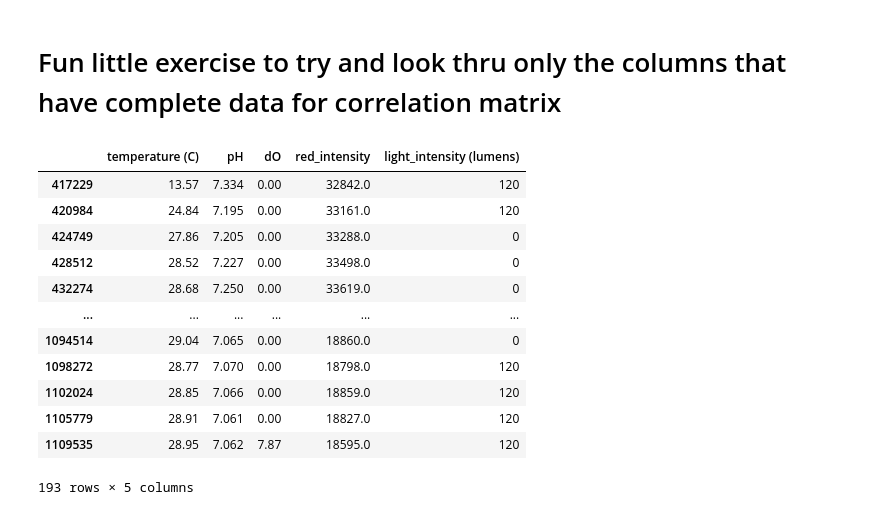
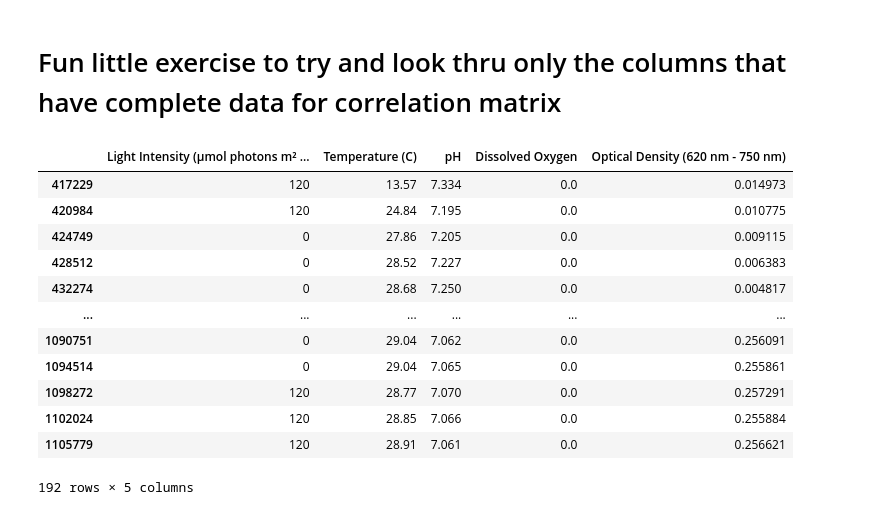
Before and after one commit to YitongTseo/cyanobacteria_factory, a Jupyter notebook: data_collation.ipynb, the cells around one changed output. Saved outputs shown, nothing was run; the diff lists cells and outputs as text; code cells hidden in the pictures.

```diff
--- a/data_collation.ipynb
+++ b/data_collation.ipynb
@@ -19,5 +19,5 @@ merged_do_dataset = merged[['unixtime', 'datetime', 'dissolved Oxygen']]
 # %%
-column_names = ['date', 'time', 'temperature (C)']
+column_names = ['date', 'time', 'Temperature (C)']
 temp_dataset = pd.read_csv('cyano_culture_datasets/04-15-2025 culture/temperature_log', header=None, names=column_names)
 temp_dataset['datetime'] = pd.to_datetime(temp_dataset['date'] + ' ' + temp_dataset['time'])
 temp_dataset['unixtime'] = temp_dataset['datetime'].astype('int64') // 10**9
@@ -45,7 +45,7 @@ df_combined = df_combined.drop(
     columns=["datetime_do", "datetime_ph", "datetime_x", "datetime_y", 'date', 'time']
 )
 desired_order = [
-    'unixtime', 'datetime', 'temperature (C)', 'pH', 'dissolved Oxygen',
+    'unixtime', 'datetime', 'Temperature (C)', 'pH', 'Dissolved Oxygen',
     'red_intensity', 'green_intensity', 'blue_intensity', 'color_combined'
 ]
 
@@ -68,6 +68,6 @@ def get_light_intensity(dt):
     return 120 if 8 <= hour < 20 else 0
 
 # Apply function to create new column
-df_combined['light intensity (μmol photons m² s⁻¹)'] = df_combined['datetime'].apply(get_light_intensity)
+df_combined['Light Intensity (μmol photons m² s⁻¹)'] = df_combined['datetime'].apply(get_light_intensity)
 df_combined
 # %% [output]
@@ -92,7 +92,7 @@ df_combined.to_csv(
     index=False
 )
 # %%
-df_combined = pd.read_csv('cyano_culture_datasets/04-15-2025 culture/combined_dataset.csv')
+import numpy as np
 I_0 = df_combined['red_intensity'].max()
 def calculate_od_from_red_intensity(red_intensity, I0 = I_0):
     if pd.isna(red_intensity):
@@ -100,3 +100,5 @@ def calculate_od_from_red_intensity(red_intensity, I0 = I_0):
     # Replace with your actual formula. For example:
     if red_intensity <= 0: return np.nan
     return -np.log10(red_intensity / I0)
+
+df_combined['Optical Density (620 nm - 750 nm)'] = df_combined['red_intensity'].apply(calculate_od_from_red_intensity)
@@ -506,37 +268,37 @@ plt.show()
 # %%
 import seaborn as sns
 import matplotlib.pyplot as plt
 import pandas as pd
 import numpy as np
 
 # Select the columns we're interested in
 correlation_data = df_combined[
     [
-        "temperature (C)",
+        'Light Intensity (μmol photons m² s⁻¹)',
+        "Temperature (C)",
         "pH",
-        "dO",
-        "red_intensity",
-        'light_intensity (lumens)',
+        "Dissolved Oxygen",
+        "Optical Density (620 nm - 750 nm)",
     ]
 ]
 
 # Drop rows with any missing values
 complete_data = correlation_data.dropna(how="any")
 complete_data
 # %% [output]
-|  | temperature (C) | pH | dO | red_intensity | light_intensity (lumens) |
-| 417229 | 13.57 | 7.334 | 0.00 | 32842.0 | 120 |
-| 420984 | 24.84 | 7.195 | 0.00 | 33161.0 | 120 |
-| 424749 | 27.86 | 7.205 | 0.00 | 33288.0 | 0 |
-| 428512 | 28.52 | 7.227 | 0.00 | 33498.0 | 0 |
-| 432274 | 28.68 | 7.250 | 0.00 | 33619.0 | 0 |
+|  | Light Intensity (μmol photons m² ... | Temperature (C) | pH | Dissolved Oxygen | Optical Density (620 nm - 750 nm) |
+| 417229 | 120 | 13.57 | 7.334 | 0.0 | 0.014973 |
+| 420984 | 120 | 24.84 | 7.195 | 0.0 | 0.010775 |
+| 424749 | 0 | 27.86 | 7.205 | 0.0 | 0.009115 |
+| 428512 | 0 | 28.52 | 7.227 | 0.0 | 0.006383 |
+| 432274 | 0 | 28.68 | 7.250 | 0.0 | 0.004817 |
 | ... | ... | ... | ... | ... | ... |
-| 1094514 | 29.04 | 7.065 | 0.00 | 18860.0 | 0 |
-| 1098272 | 28.77 | 7.070 | 0.00 | 18798.0 | 120 |
-| 1102024 | 28.85 | 7.066 | 0.00 | 18859.0 | 120 |
-| 1105779 | 28.91 | 7.061 | 0.00 | 18827.0 | 120 |
-| 1109535 | 28.95 | 7.062 | 7.87 | 18595.0 | 120 |
+| 1090751 | 0 | 29.04 | 7.062 | 0.0 | 0.256091 |
+| 1094514 | 0 | 29.04 | 7.065 | 0.0 | 0.255861 |
+| 1098272 | 120 | 28.77 | 7.070 | 0.0 | 0.257291 |
+| 1102024 | 120 | 28.85 | 7.066 | 0.0 | 0.255884 |
+| 1105779 | 120 | 28.91 | 7.061 | 0.0 | 0.256621 |
-193 rows × 5 columns
+192 rows × 5 columns
 # %%
 print(f"Original shape: {correlation_data.shape}, After dropping NAs: {complete_data.shape}")
 
```
Also changed, not shown: parts of 9 cells of this notebook, 4 other files.
